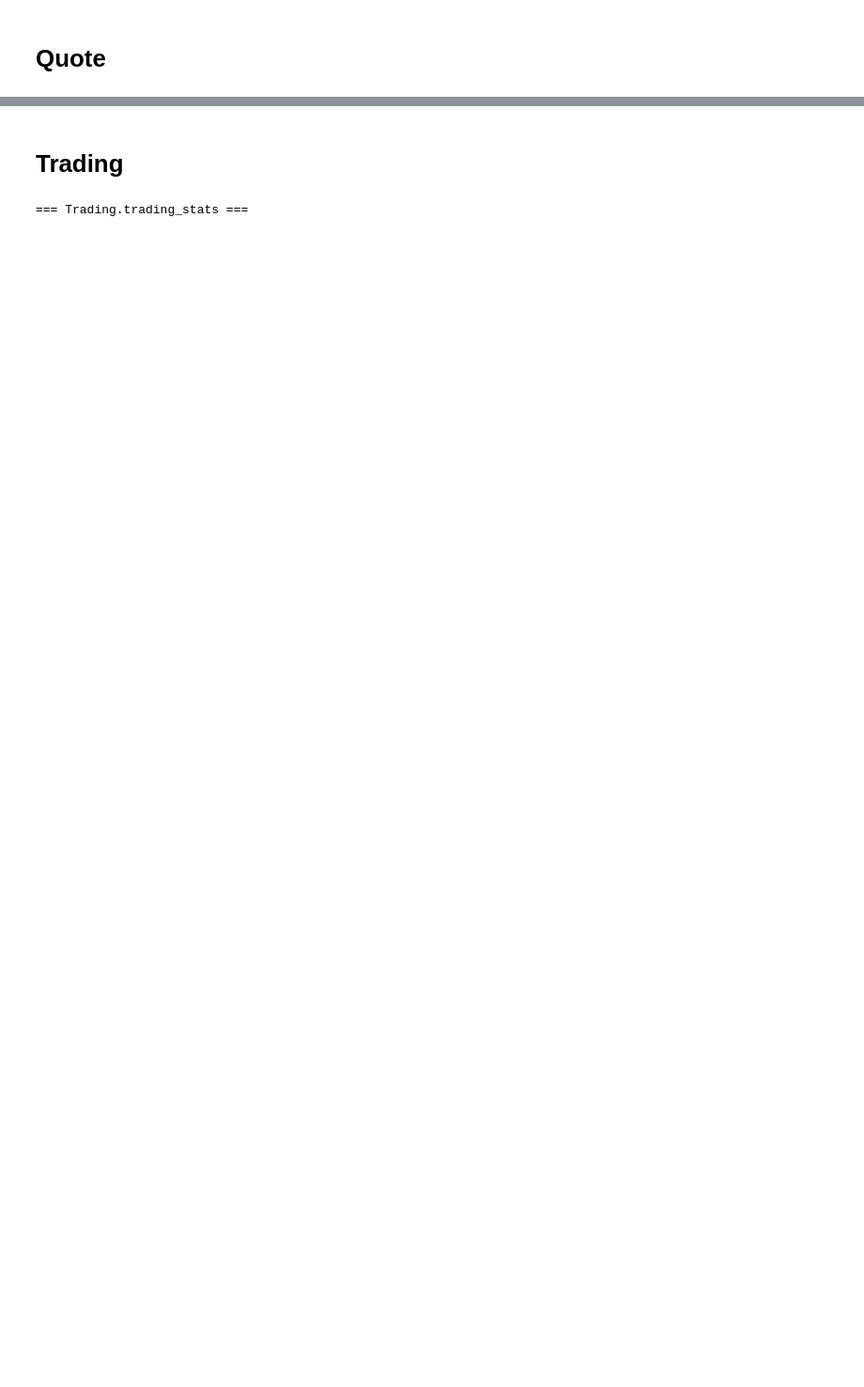
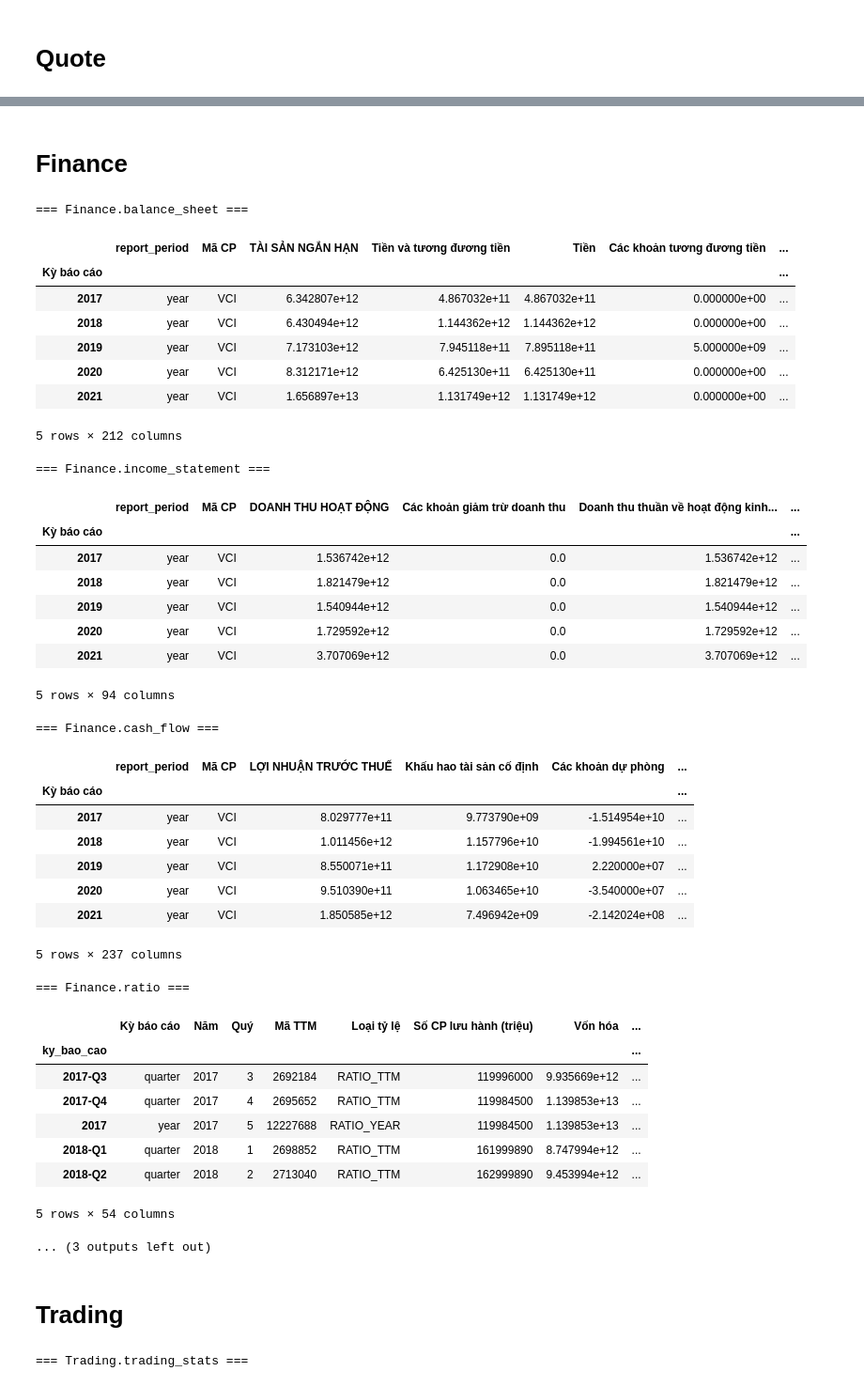
Before and after one commit to vnstock-hq/vnstock_insider_guide, a Jupyter notebook: demo/1_1_vnstock_data_explorer_v2_wrapper.ipynb, the cells around one changed output, grey strips where cells are left out. Shown: that part at 94% size. Saved outputs shown, nothing was run; the diff lists cells and outputs as text; code cells hidden in the pictures; blank space fills up the shorter version.

```diff
--- a/demo/1_1_vnstock_data_explorer_v2_wrapper.ipynb
+++ b/demo/1_1_vnstock_data_explorer_v2_wrapper.ipynb
@@ -77,3 +187,64 @@ display(df_depth.head())
+# %% [markdown]
+# Finance
+# %%
+print("=== Finance.balance_sheet ===")
+f = Finance(source="vci", symbol="VCI", period="quarter", get_all=False, show_log=False)
+df_bs = f.balance_sheet(period="year", lang="vi", dropna=True)
+display(df_bs.head())
+
+print("\n=== Finance.income_statement ===")
+df_is = f.income_statement(lang="vi")
+display(df_is.head())
+
+print("\n=== Finance.cash_flow ===")
+df_cf = f.cash_flow(lang="vi")
+display(df_cf.head())
+
+print("\n=== Finance.ratio ===")
+df_rat = f.ratio(lang="vi")
+display(df_rat.head())
+
+print("\n=== Finance.note (Thuyết minh BCTC) ===")
+df_note = f.note(lang="vi")
+display(df_note.head())
+# %% [output]
+=== Finance.balance_sheet ===
+|  | report_period | Mã CP | TÀI SẢN NGẮN HẠN | Tiền và tương đương tiền | Tiền | Các khoản tương đương tiền | ... |
+| Kỳ báo cáo |  |  |  |  |  |  | ... |
+| 2017 | year | VCI | 6.342807e+12 | 4.867032e+11 | 4.867032e+11 | 0.000000e+00 | ... |
+| 2018 | year | VCI | 6.430494e+12 | 1.144362e+12 | 1.144362e+12 | 0.000000e+00 | ... |
+| 2019 | year | VCI | 7.173103e+12 | 7.945118e+11 | 7.895118e+11 | 5.000000e+09 | ... |
+| 2020 | year | VCI | 8.312171e+12 | 6.425130e+11 | 6.425130e+11 | 0.000000e+00 | ... |
+| 2021 | year | VCI | 1.656897e+13 | 1.131749e+12 | 1.131749e+12 | 0.000000e+00 | ... |
+5 rows × 212 columns
+=== Finance.income_statement ===
+|  | report_period | Mã CP | DOANH THU HOẠT ĐỘNG | Các khoản giảm trừ doanh thu | Doanh thu thuần về hoạt động kinh... | ... |
+| Kỳ báo cáo |  |  |  |  |  | ... |
+| 2017 | year | VCI | 1.536742e+12 | 0.0 | 1.536742e+12 | ... |
+| 2018 | year | VCI | 1.821479e+12 | 0.0 | 1.821479e+12 | ... |
+| 2019 | year | VCI | 1.540944e+12 | 0.0 | 1.540944e+12 | ... |
+| 2020 | year | VCI | 1.729592e+12 | 0.0 | 1.729592e+12 | ... |
+| 2021 | year | VCI | 3.707069e+12 | 0.0 | 3.707069e+12 | ... |
+5 rows × 94 columns
+=== Finance.cash_flow ===
+|  | report_period | Mã CP | LỢI NHUẬN TRƯỚC THUẾ | Khấu hao tài sản cố định | Các khoản dự phòng | ... |
+| Kỳ báo cáo |  |  |  |  |  | ... |
+| 2017 | year | VCI | 8.029777e+11 | 9.773790e+09 | -1.514954e+10 | ... |
+| 2018 | year | VCI | 1.011456e+12 | 1.157796e+10 | -1.994561e+10 | ... |
+| 2019 | year | VCI | 8.550071e+11 | 1.172908e+10 | 2.220000e+07 | ... |
+| 2020 | year | VCI | 9.510390e+11 | 1.063465e+10 | -3.540000e+07 | ... |
+| 2021 | year | VCI | 1.850585e+12 | 7.496942e+09 | -2.142024e+08 | ... |
+5 rows × 237 columns
+=== Finance.ratio ===
+|  | Kỳ báo cáo | Năm | Quý | Mã TTM | Loại tỷ lệ | Số CP lưu hành (triệu) | Vốn hóa | ... |
+| ky_bao_cao |  |  |  |  |  |  |  | ... |
+| 2017-Q3 | quarter | 2017 | 3 | 2692184 | RATIO_TTM | 119996000 | 9.935669e+12 | ... |
+| 2017-Q4 | quarter | 2017 | 4 | 2695652 | RATIO_TTM | 119984500 | 1.139853e+13 | ... |
+| 2017 | year | 2017 | 5 | 12227688 | RATIO_YEAR | 119984500 | 1.139853e+13 | ... |
+| 2018-Q1 | quarter | 2018 | 1 | 2698852 | RATIO_TTM | 161999890 | 8.747994e+12 | ... |
+| 2018-Q2 | quarter | 2018 | 2 | 2713040 | RATIO_TTM | 162999890 | 9.453994e+12 | ... |
+5 rows × 54 columns
+... (3 outputs left out)
 # %% [markdown]
 # Trading
 # %%
```
Also changed, not shown: parts of 13 cells of this notebook, 5 other files.
